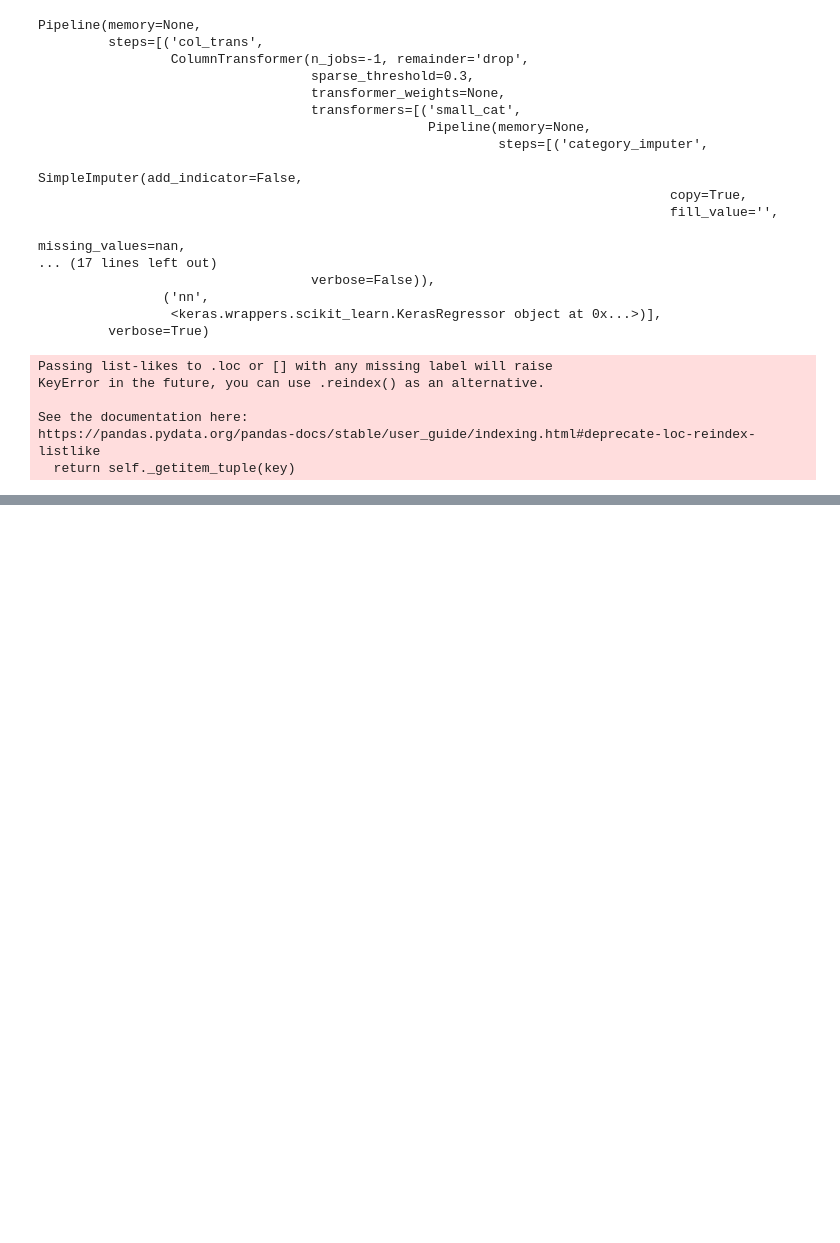
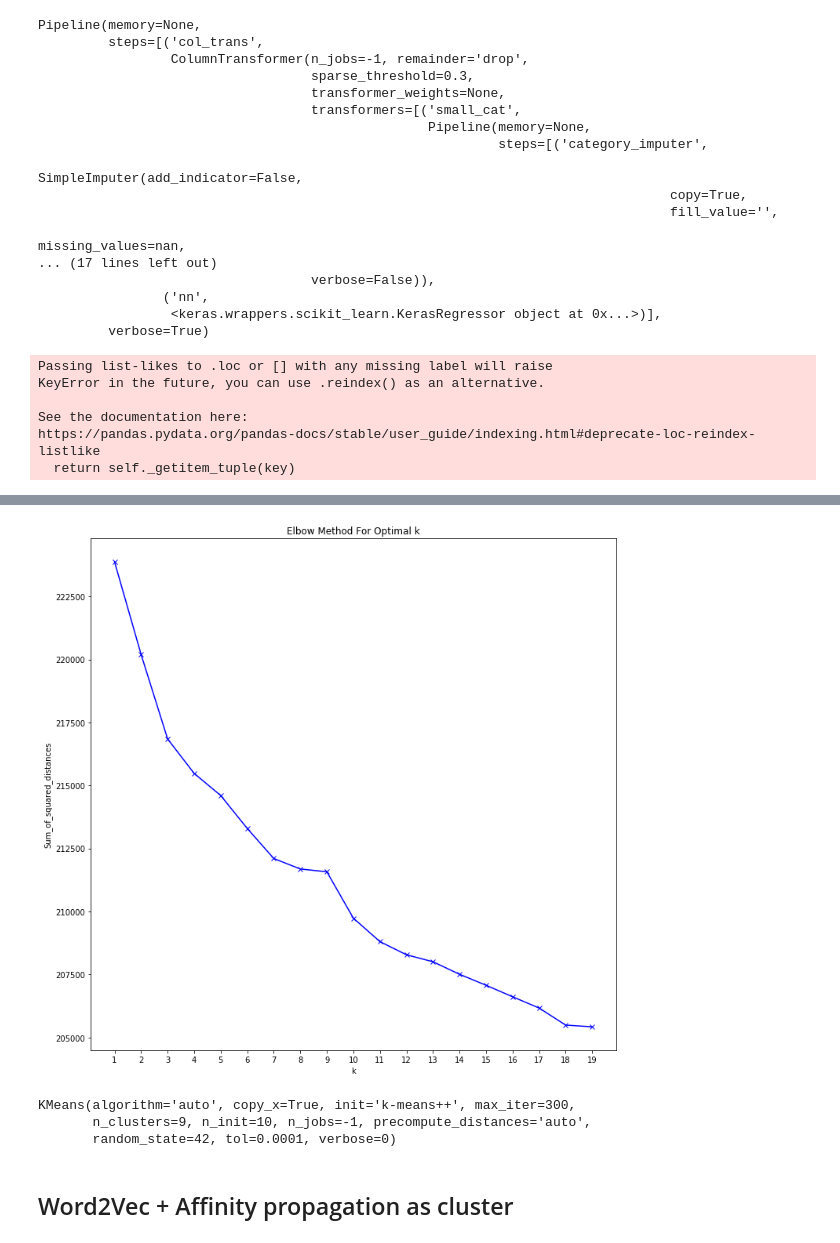
Before and after one commit to rozanecm/7506_tp2_2c2019, a Jupyter notebook: notebooks/approaches after desc features (new) by FC.ipynb, the cells around one changed output, grey strips where cells are left out. Saved outputs shown, nothing was run; the diff lists cells and outputs as text; code cells hidden in the pictures; blank space fills up the shorter version.

Commit message:
Nuevos features de texto + clustering

```diff
--- a/notebooks/approaches after desc features (new) by FC.ipynb
+++ b/notebooks/approaches after desc features (new) by FC.ipynb
@@ -1961,0 +2307,10 @@ beep()
+# %%
+train = parallelize_dataframe(train, remove_punctuaction, 8)
+test = parallelize_dataframe(test, remove_punctuaction, 8)
+# %%
+train = parallelize_dataframe(train, remove_stopwords, 8)
+test = parallelize_dataframe(test, remove_stopwords, 8)
+# %%
+from sklearn.feature_extraction.text import TfidfVectorizer
+tfidf = TfidfVectorizer(max_features=1000, lowercase=True, analyzer='word',ngram_range=(1,1))
+train_vect = tfidf.fit_transform(train['descripcion'])
@@ -1961,0 +2319,7 @@ beep()
+# %%
+distortions = []
+K = range(1,20)
+for k in K:
+    kmeanModel = MiniBatchKMeans(n_clusters=k,random_state=seed,batch_size=10000)
+    kmeanModel.fit(train_vect)
+    distortions.append(kmeanModel.inertia_)
@@ -1961,0 +2328,10 @@ beep()
+# %%
+plt.figure(figsize=(12, 12))
+plt.plot(K, distortions, 'bx-')
+plt.xlabel('k')
+plt.ylabel('Sum_of_squared_distances')
+plt.title('Elbow Method For Optimal k')
+plt.xticks(range(1,20))
+plt.show()
+# %% [output]
+[figure, added]
@@ -1961,0 +2351,8 @@ beep()
+# %%
+from sklearn.cluster import KMeans
+km_model_test = KMeans(n_clusters=9,random_state = seed,n_jobs=-1)
+km_model_test.fit(test_vect)
+# %% [output]
+KMeans(algorithm='auto', copy_x=True, init='k-means++', max_iter=300,
+       n_clusters=9, n_init=10, n_jobs=-1, precompute_distances='auto',
+       random_state=42, tol=0.0001, verbose=0)
@@ -1961,0 +2364,2 @@ beep()
+# %% [markdown]
+## Word2Vec + Affinity propagation as cluster
```
Also changed, not shown: parts of 97 cells of this notebook, 16 other files.
